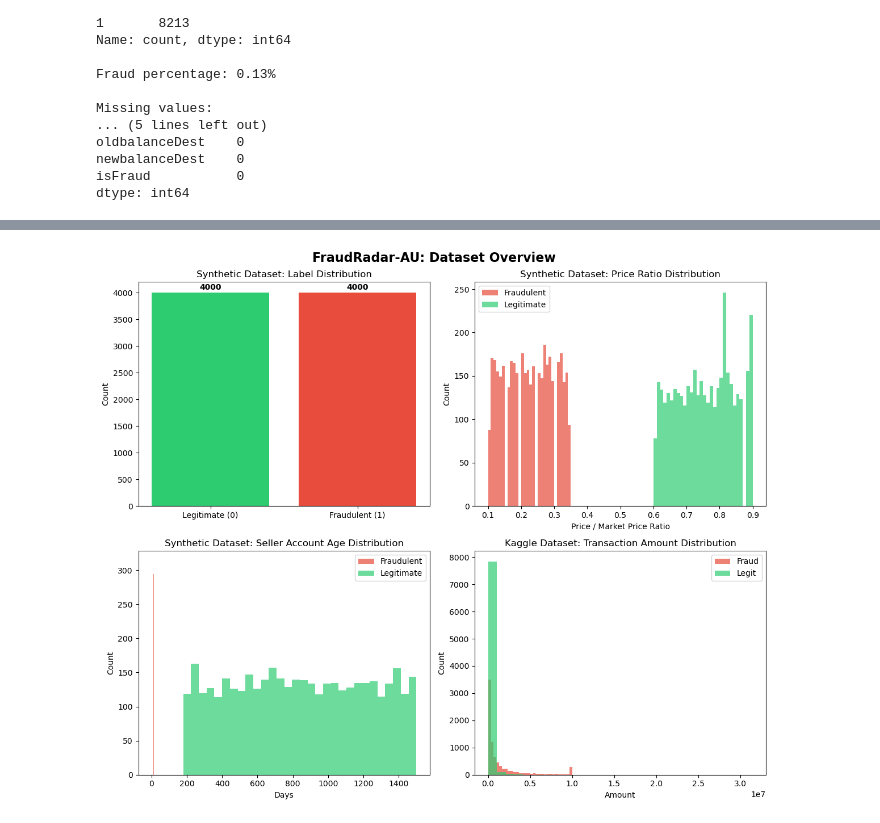
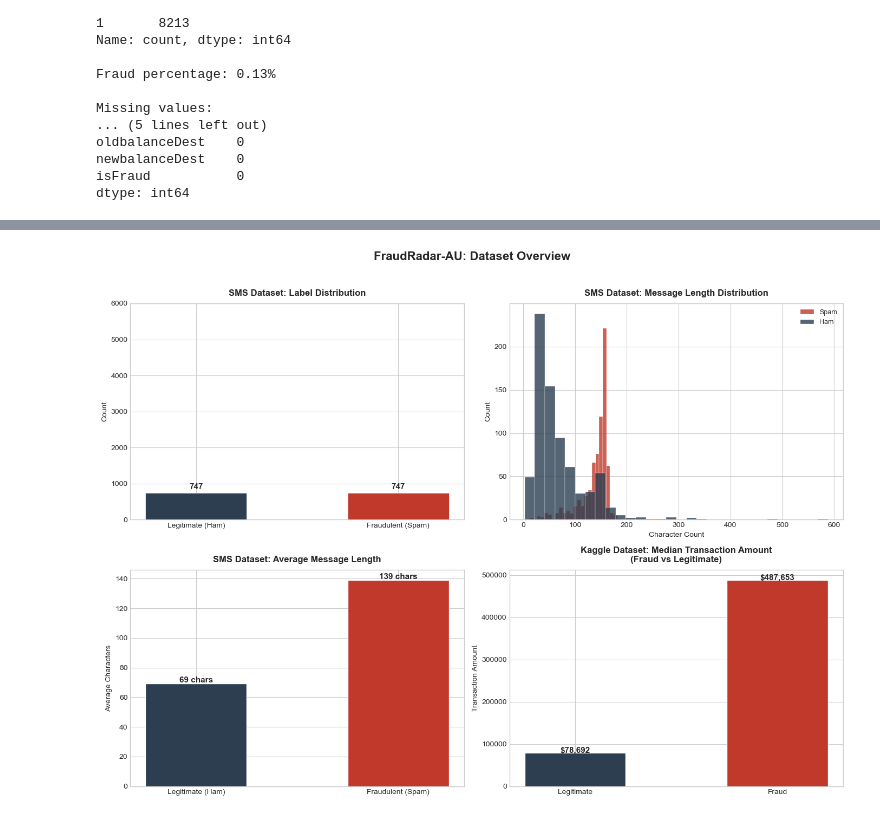
Before and after one commit to Amanda1005/FraudRadar-AU, a Jupyter notebook: notebooks/01_data_preparation.ipynb, the cells around one changed output, grey strips where cells are left out. Saved outputs shown, nothing was run; the diff lists cells and outputs as text; code cells hidden in the pictures.

Commit message:
Update: use undersample dataset, fix baseline results

```diff
--- a/notebooks/01_data_preparation.ipynb
+++ b/notebooks/01_data_preparation.ipynb
@@ -340,8 +230,8 @@ print(f"Fraud cases: {len(df_fraud)}")
 print(f"Legit cases: {len(df_legit)}")
 
 # Undersample legitimate cases to match fraud cases
-df_legit_sampled = df_legit.sample(n=8000, random_state=42)
-df_fraud_sampled = df_fraud.sample(n=8000, random_state=42)
+df_legit_sampled = df_legit.sample(n=1000, random_state=42)
+df_fraud_sampled = df_fraud.sample(n=1000, random_state=42)
 
 # Combine and shuffle
 df_kaggle_balanced = pd.concat([df_fraud_sampled, df_legit_sampled])
@@ -394,73 +340,74 @@ Visualising the synthetic and Kaggle datasets to understand data distribution.
 # %%
-# Set academic style
 plt.style.use('seaborn-v0_8-whitegrid')
-colors = {'fraud': '#C0392B', 'legit': '#2C3E50'}
+colors = {'spam': '#C0392B', 'ham': '#2C3E50'}
 
 fig, axes = plt.subplots(2, 2, figsize=(14, 10))
 fig.suptitle('FraudRadar-AU: Dataset Overview',
              fontsize=16, fontweight='bold', y=1.02)
 
-# Plot 1: Label Distribution
-bars = axes[0, 0].bar(['Legitimate (0)', 'Fraudulent (1)'],
-                       df_synthetic['label'].value_counts().sort_index().values,
-                       color=[colors['legit'], colors['fraud']],
+# Plot 1: SMS Label Distribution
+bars = axes[0, 0].bar(['Legitimate (Ham)', 'Fraudulent (Spam)'],
+                       df_balanced['label'].value_counts().sort_index().values,
+                       color=[colors['ham'], colors['spam']],
                        edgecolor='white', linewidth=0.5, width=0.5)
-axes[0, 0].set_title('Synthetic Dataset: Label Distribution',
+axes[0, 0].set_title('SMS Dataset: Label Distribution',
                       fontsize=12, fontweight='bold', pad=10)
 axes[0, 0].set_ylabel('Count', fontsize=10)
-axes[0, 0].set_ylim(0, 5000)
+axes[0, 0].set_ylim(0, 6000)
 for bar in bars:
     axes[0, 0].text(bar.get_x() + bar.get_width()/2.,
                     bar.get_height() + 50,
                     f'{int(bar.get_height()):,}',
                     ha='center', va='bottom', fontweight='bold', fontsize=11)
 
-# Plot 2: Price Ratio Distribution
-axes[0, 1].hist(df_synthetic[df_synthetic['label']==1]['price_ratio'],
-                bins=25, alpha=0.8, color=colors['fraud'],
-                label='Fraudulent', edgecolor='white', linewidth=0.3)
-axes[0, 1].hist(df_synthetic[df_synthetic['label']==0]['price_ratio'],
-                bins=25, alpha=0.8, color=colors['legit'],
-                label='Legitimate', edgecolor='white', linewidth=0.3)
-axes[0, 1].set_title('Synthetic Dataset: Price Ratio Distribution',
+# Plot 2: Message Length Distribution
+df_balanced['text_length'] = df_balanced['text'].apply(len)
+axes[0, 1].hist(df_balanced[df_balanced['label']==1]['text_length'],
+                bins=30, alpha=0.8, color=colors['spam'],
+                label='Spam', edgecolor='white', linewidth=0.3)
+axes[0, 1].hist(df_balanced[df_balanced['label']==0]['text_length'],
+                bins=30, alpha=0.8, color=colors['ham'],
+                label='Ham', edgecolor='white', linewidth=0.3)
+axes[0, 1].set_title('SMS Dataset: Message Length Distribution',
                       fontsize=12, fontweight='bold', pad=10)
-axes[0, 1].set_xlabel('Price / Market Price Ratio', fontsize=10)
+axes[0, 1].set_xlabel('Character Count', fontsize=10)
 axes[0, 1].set_ylabel('Count', fontsize=10)
 axes[0, 1].legend(fontsize=9)
-axes[0, 1].axvline(x=0.5, color='gray', linestyle='--',
-                    linewidth=1, label='Threshold')
 
-# Plot 3: Seller Account Age
-axes[1, 0].hist(df_synthetic[df_synthetic['label']==0]['seller_days'],
-                bins=30, alpha=0.8, color=colors['legit'],
-                label='Legitimate', edgecolor='white', linewidth=0.3)
-axes[1, 0].hist(df_synthetic[df_synthetic['label']==1]['seller_days'],
-                bins=15, alpha=0.8, color=colors['fraud'],
-                label='Fraudulent', edgecolor='white', linewidth=0.3)
-axes[1, 0].set_title('Synthetic Dataset: Seller Account Age',
+# Plot 3: Average Message Length
+avg_length = df_balanced.groupby('label')['text_length'].mean()
+bars3 = axes[1, 0].bar(['Legitimate (Ham)', 'Fraudulent (Spam)'],
+                        avg_length.values,
+                        color=[colors['ham'], colors['spam']],
+                        edgecolor='white', width=0.5)
+axes[1, 0].set_title('SMS Dataset: Average Message Length',
                       fontsize=12, fontweight='bold', pad=10)
-axes[1, 0].set_xlabel('Account Age (Days)', fontsize=10)
-axes[1, 0].set_ylabel('Count', fontsize=10)
-axes[1, 0].legend(fontsize=9)
+axes[1, 0].set_ylabel('Average Characters', fontsize=10)
+for bar, val in zip(bars3, avg_length.values):
+    axes[1, 0].text(bar.get_x() + bar.get_width()/2.,
+                    bar.get_height() + 1,
+                    f'{val:.0f} chars',
+                    ha='center', fontweight='bold', fontsize=11)
 
-# Plot 4: Kaggle Transaction Amount (log scale)
-axes[1, 1].hist(df_kaggle_balanced[df_kaggle_balanced['isFraud']==1]['amount'],
-                bins=30, alpha=0.8, color=colors['fraud'],
-                label='Fraud', edgecolor='white', linewidth=0.3)
-axes[1, 1].hist(df_kaggle_balanced[df_kaggle_balanced['isFraud']==0]['amount'],
-                bins=30, alpha=0.8, color=colors['legit'],
-                label='Legitimate', edgecolor='white', linewidth=0.3)
-axes[1, 1].set_title('Kaggle Dataset: Transaction Amount Distribution',
+# Plot 4: Kaggle Median Transaction Amount
+median_amount = df_kaggle_balanced.groupby('isFraud')['amount'].median()
+bars4 = axes[1, 1].bar(['Legitimate', 'Fraud'],
+                        median_amount.values,
+                        color=[colors['ham'], colors['spam']],
+                        edgecolor='white', width=0.5)
+axes[1, 1].set_title('Kaggle Dataset: Median Transaction Amount\n(Fraud vs Legitimate)',
                       fontsize=12, fontweight='bold', pad=10)
-axes[1, 1].set_xlabel('Transaction Amount (Log Scale)', fontsize=10)
-axes[1, 1].set_ylabel('Count', fontsize=10)
-axes[1, 1].set_xscale('log')
-axes[1, 1].legend(fontsize=9)
+axes[1, 1].set_ylabel('Transaction Amount', fontsize=10)
+for bar, val in zip(bars4, median_amount.values):
+    axes[1, 1].text(bar.get_x() + bar.get_width()/2.,
+                    bar.get_height() + 1000,
+                    f'${val:,.0f}',
+                    ha='center', fontweight='bold', fontsize=11)
 
 plt.tight_layout()
 plt.savefig('../results/figures/dataset_overview.png',
             dpi=150, bbox_inches='tight', facecolor='white')
 plt.show()
-print("Academic style EDA plots saved!")
+print("EDA plots saved!")
 # %% [output]
-[figure, old version]
+[figure, new version]
```
Also changed, not shown: parts of 38 cells of this notebook, 4 other files.
